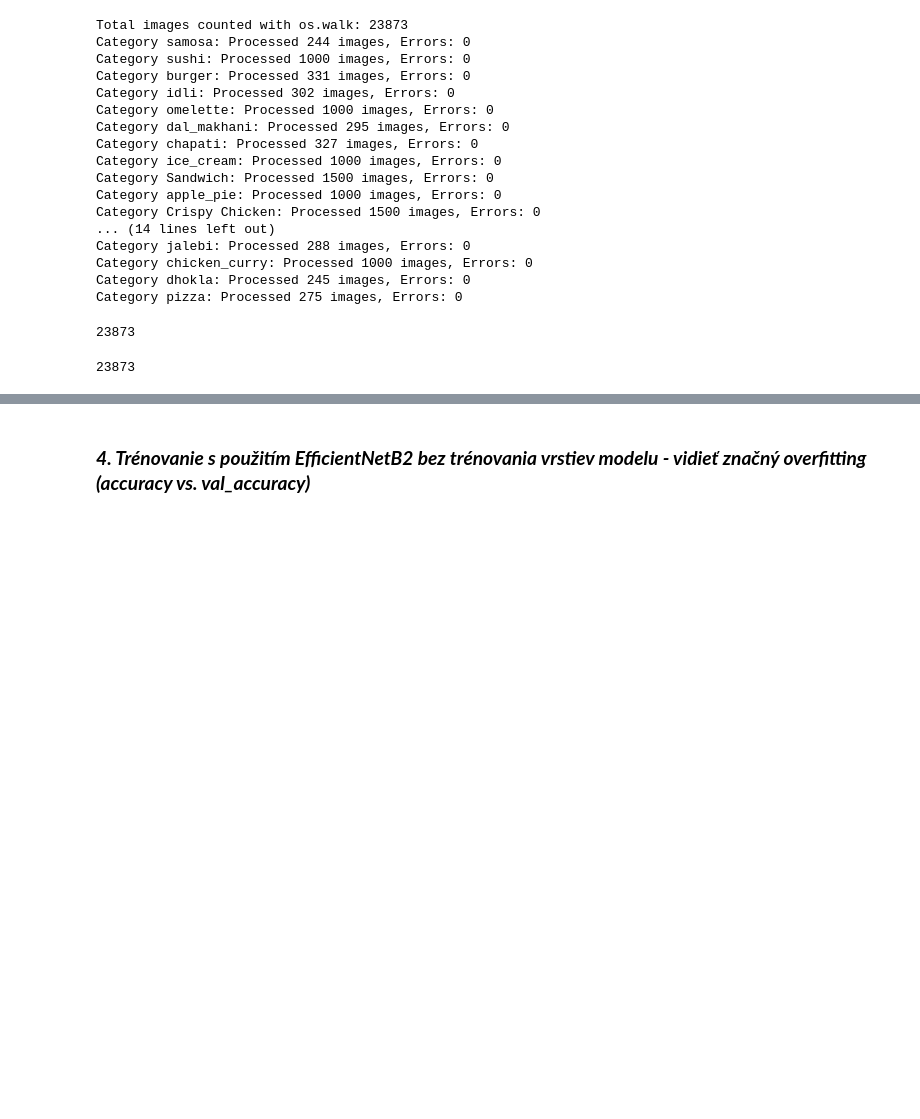
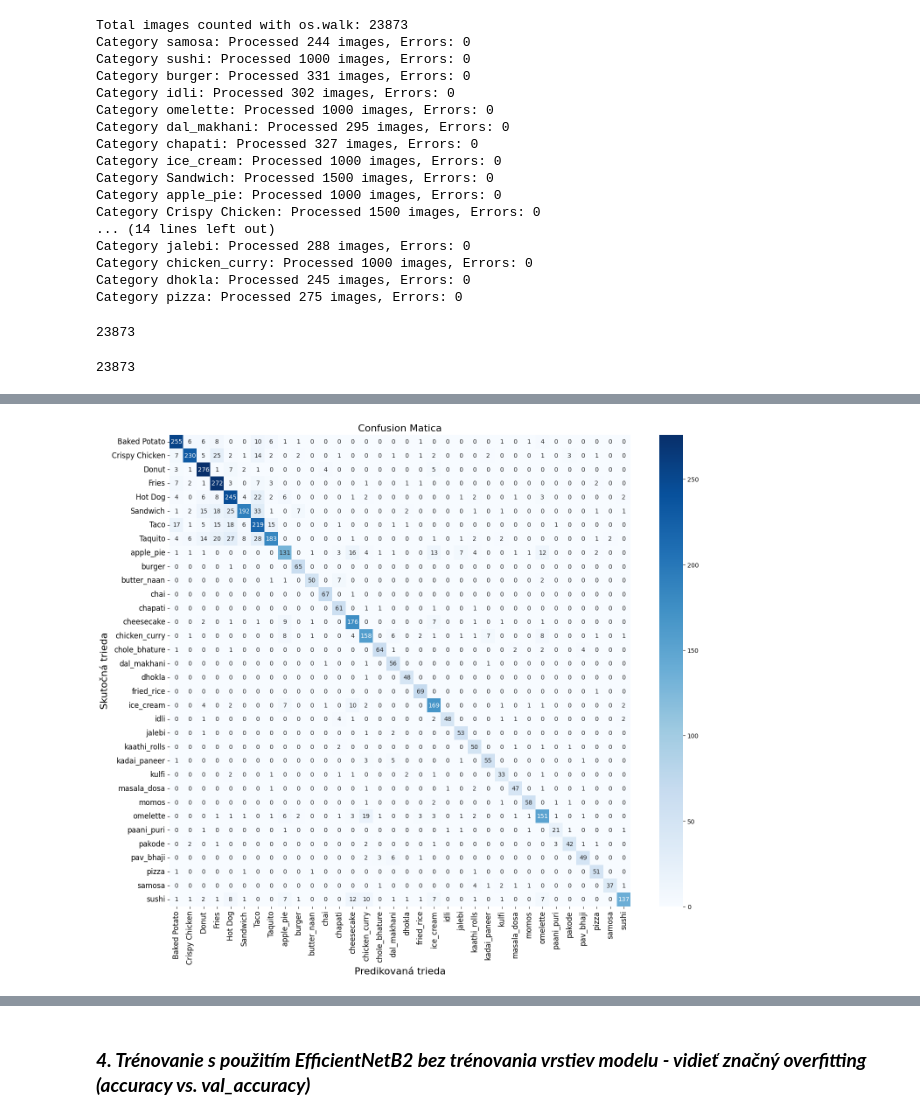
Before and after one commit to lukasgala19/FINAL_PROJECT, a Jupyter notebook: Závěrečný_projekt.ipynb, the cells around one changed output, grey strips where cells are left out. Saved outputs shown, nothing was run; the diff lists cells and outputs as text; code cells hidden in the pictures; blank space fills up the shorter version.

```diff
--- a/Závěrečný_projekt.ipynb
+++ b/Závěrečný_projekt.ipynb
@@ -750,0 +638,22 @@ plot_errors(errors, validation_generator, true_classes, predicted_classes, class
+# %%
+# 1. Získanie predikcií na validačných dátach
+y_pred_probs_MN2R = model.predict(validation_generator_MN2R)  # Predikované pravdepodobnosti
+y_pred_classes_MN2R = np.argmax(y_pred_probs, axis=1)   # Index triedy s najvyššou pravdepodobnosťou
+
+# 2. Skutočné triedy
+y_true_MN2R = validation_generator_MN2R.classes
+
+# 3. Vytvorenie confusion matice
+cm_MN2R = confusion_matrix(y_true, y_pred_classes)
+class_labels_MN2R = list(validation_generator_MN2R.class_indices.keys())  # Názvy tried
+
+# 4. Vizualizácia pomocou seaborn
+plt.figure(figsize=(17, 14))
+sns.heatmap(cm, annot=True, fmt="d", cmap="Blues", xticklabels=class_labels_MN2R, yticklabels=class_labels_MN2R)
+plt.xlabel("Predikovaná trieda",fontsize=16)
+plt.ylabel("Skutočná trieda",fontsize=16)
+plt.title("Confusion Matica",fontsize=16)
+plt.xticks(fontsize=12)
+plt.yticks(fontsize=12)
+plt.show()
+# %% [output]
@@ -750,0 +661 @@ plot_errors(errors, validation_generator, true_classes, predicted_classes, class
+[figure, added]
```
Also changed, not shown: parts of 27 cells of this notebook.
